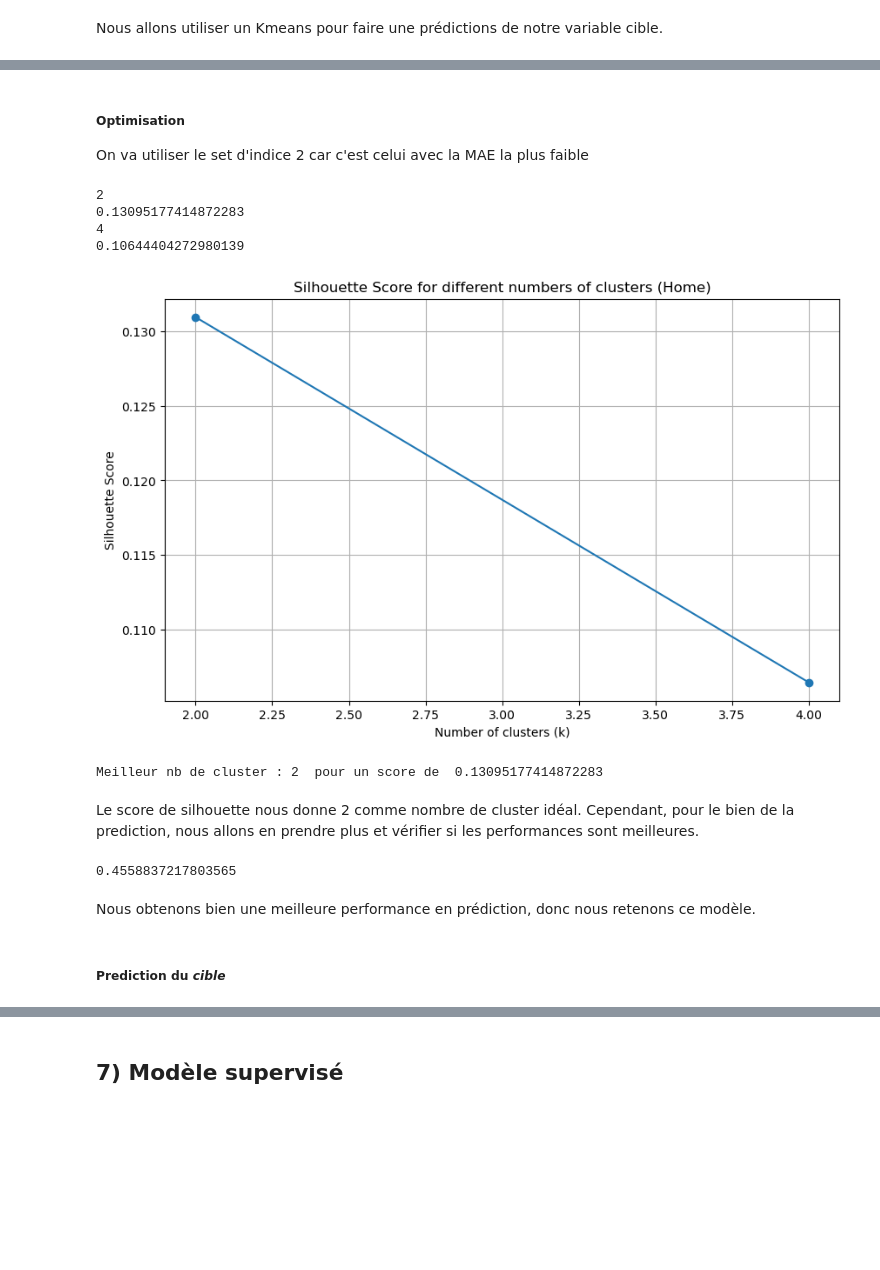
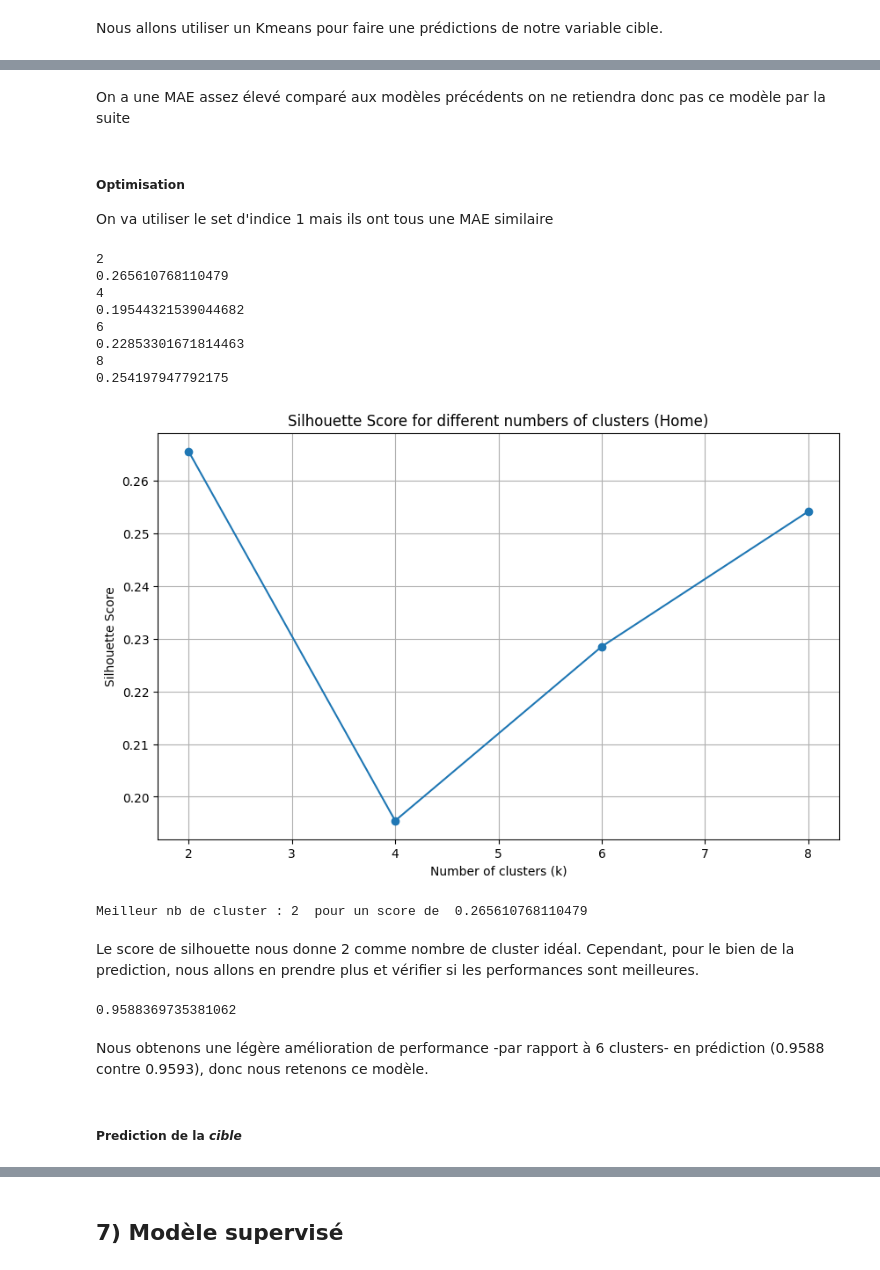
Before and after one commit to lincecile/Projet_Machine_Learning, a Jupyter notebook: Projet_v2.ipynb, the cells around one changed output, grey strips where cells are left out. Saved outputs shown, nothing was run; the diff lists cells and outputs as text; code cells hidden in the pictures; blank space fills up the shorter version.

```diff
--- a/Projet_v2.ipynb
+++ b/Projet_v2.ipynb
@@ -776,10 +750,3 @@ Hyperparamètres optimaux :
-# %%
-xgb = XGBRegressor(**best_params)
-
-xgb.fit(x_train,y_train)
-y_test=pd.DataFrame()
-y_test['p0q0'] = xgb.predict(x_test)
-y_test.to_csv("data/try_submit.csv") # sur le challenge >>> 0.88 MAE
 # %% [markdown]
 ## 5) Benchmark
 # %% [markdown]
@@ -839,13 +795,13 @@ Nous commençons par appliquer une ACP sur nos données pour réduire le nombre
 # %%
-# normaliser
+# normaliser les données
 
-x_train_normalized = x_train.copy(deep=True) #pd.concat([x_train,y_train],axis=1)
+x_train_normalized = x_train.copy(deep=True)
 
 x_test_normalized = x_test.copy(deep=True)
 
 y_train_normalized = y_train.copy(deep=True)
 
-se_collector = {"train":[],"gare":[],"arret":[],"p2q0":[],"p3q0":[],"p4q0":[],"p0q2":[],"p0q3":[],"p0q4":[],"jour_semaine":[],"mois":[] }#,"p0q0":[]}
+se_collector = {"train":[],"gare":[],"arret":[],"p2q0":[],"p3q0":[],"p4q0":[],"p0q2":[],"p0q3":[],"p0q4":[],"jour_semaine":[],"mois":[] }
 
 for col in x_train_normalized.columns:
     se = StandardScaler()
@@ -863,7 +819,7 @@ se = StandardScaler()
 se_y_collector = {'p0q0':[]}
 
 y_train_normalized['p0q0'] = se.fit_transform(y_train_normalized[['p0q0']])
-se_test_collector['p0q0'] = se
+se_y_collector['p0q0'] = se
 
 methods = [("Stardard",x_train_normalized, y_train_normalized, x_test_normalized)]
 # %%
@@ -936,7 +897,7 @@ x_test_pca = pca.transform(x_test_normalized)
 # KMeans Clustering
 from sklearn.cluster import KMeans
 
-kmeans = KMeans(n_clusters=3, random_state=42)
+kmeans = KMeans(n_clusters=6, random_state=42)
 kmeans.fit(x_train_pca)
 clusters = kmeans.predict(x_train_pca)
 clusters_test = kmeans.predict(x_test_pca)
@@ -1044,7 +991,8 @@ for i,method in enumerate(methods):
     x_train_pca['y_pred'] = x_train_pca['cluster'].apply(lambda x : map_y[x])
 
     # compute metrics
-    mae = mean_absolute_error(y_train_kmeans["p0q0"],x_train_pca['y_pred'])
+    mae = mean_absolute_error(se_y_collector['p0q0'].inverse_transform(y_train_kmeans[['p0q0']]),se_y_collector['p0q0'].inverse_transform(x_train_pca[['y_pred']]))
+    # inverse transform pour ne pas avoir une MAE biaisée par la normalisation
     result_kmeans.append([f"Methode_{nom}",20,mae,kmeans,map_y,pca])
 
 result_kmeans=pd.DataFrame(result_kmeans,columns=['Methode','nb_composante','MAE','Model','Map','PCA'])
@@ -1058,49 +1006,55 @@ result_kmeans
+# %% [markdown]
+On a une MAE assez élevé comparé aux modèles précédents on ne retiendra donc pas ce modèle par la suite
 # %% [markdown]
 ##### **Optimisation**
 
-On va utiliser le set d'indice 2 car c'est celui avec la MAE la plus faible
+On va utiliser le set d'indice 1 mais ils ont tous une MAE similaire
 # %%
 # Fonction pour calculer le score de silhouette pour un nombre de clusters donné
 from sklearn.metrics import silhouette_score
 
-x_train_set = methods[2][1]
+x_train_set = methods[1][1]
 
 def compute_silhouette_score(k, data):
     kmeans = KMeans(n_clusters=k, random_state=42)
     cluster_labels = kmeans.fit_predict(data)
     score = silhouette_score(data, cluster_labels)
     return score
 
 score_sil = []
 kmax = 10
 for k in range(2, kmax, 2):
     print(k)
     result = compute_silhouette_score(k, x_train_set)
     print(result)
     score_sil.append(result)
 
 
 # Afficher les scores de silhouette
 #k_values, silhouette_scores_home = zip(*[(result[0], result[1]) for result in score_sil])
 plt.figure(figsize=(10, 6))
 plt.plot([k for k in range(2, kmax,2)],score_sil, marker='o')
 plt.title('Silhouette Score for different numbers of clusters (Home)')
 plt.xlabel('Number of clusters (k)')
 plt.ylabel('Silhouette Score')
 plt.grid(True)
 plt.show()
 
 # Extraire les meilleurs résultats
 score = max(score_sil)
 k_ideal = score_sil.index(score) +2
 print(f"Meilleur nb de cluster :",k_ideal," pour un score de ",score)
 # %% [output]
 2
-0.13095177414872283
+0.265610768110479
 4
-0.10644404272980139
+0.19544321539044682
+6
+0.22853301671814463
+8
+0.254197947792175
-[figure, old version]
+[figure, new version]
-Meilleur nb de cluster : 2  pour un score de  0.13095177414872283
+Meilleur nb de cluster : 2  pour un score de  0.265610768110479
 # %% [markdown]
 Le score de silhouette nous donne 2 comme nombre de cluster idéal. Cependant, pour le bien de la prediction, nous allons en prendre plus et vérifier si les performances sont meilleures.
 # %%
@@ -1110,7 +1064,7 @@ x_train_pca = pca.fit_transform(x_train_normalized)
 x_train_pca = pd.DataFrame(x_train_pca,index=x_train_normalized.index)
 
 # KMeans Clustering
-kmeans = KMeans(n_clusters=10, random_state=42)
+kmeans = KMeans(n_clusters=8, random_state=42)
 kmeans.fit(x_train_pca)
 x_train_pca['cluster'] = kmeans.predict(x_train_pca)
 
@@ -1123,14 +1077,13 @@ for nb,group in groups:
 x_train_pca['y_pred'] = x_train_pca['cluster'].apply(lambda x : map_y[x])
 
 # compute metrics
-comparaison = []
-mae_pca = mean_absolute_error(y_train_normalized["p0q0"],x_train_pca['y_pred'])
+mae_pca = mean_absolute_error(se_y_collector['p0q0'].inverse_transform(y_train_normalized[['p0q0']]),se_y_collector['p0q0'].inverse_transform(x_train_pca[['y_pred']]))
 comparaison.append([f"Methode_Standard","Kmeans",mae_pca])
 mae_pca
 # %% [output]
-0.4558837217803565
+0.9588369735381062
 # %% [markdown]
-Nous obtenons bien une meilleure performance en prédiction, donc nous retenons ce modèle.
+Nous obtenons une légère amélioration de performance -par rapport à 6 clusters- en prédiction (0.9588 contre 0.9593), donc nous retenons ce modèle.
 # %% [markdown]
-##### **Prediction du *cible***
+##### **Prediction de la *cible***
 # %%
```
Also changed, not shown: parts of 162 cells of this notebook.
